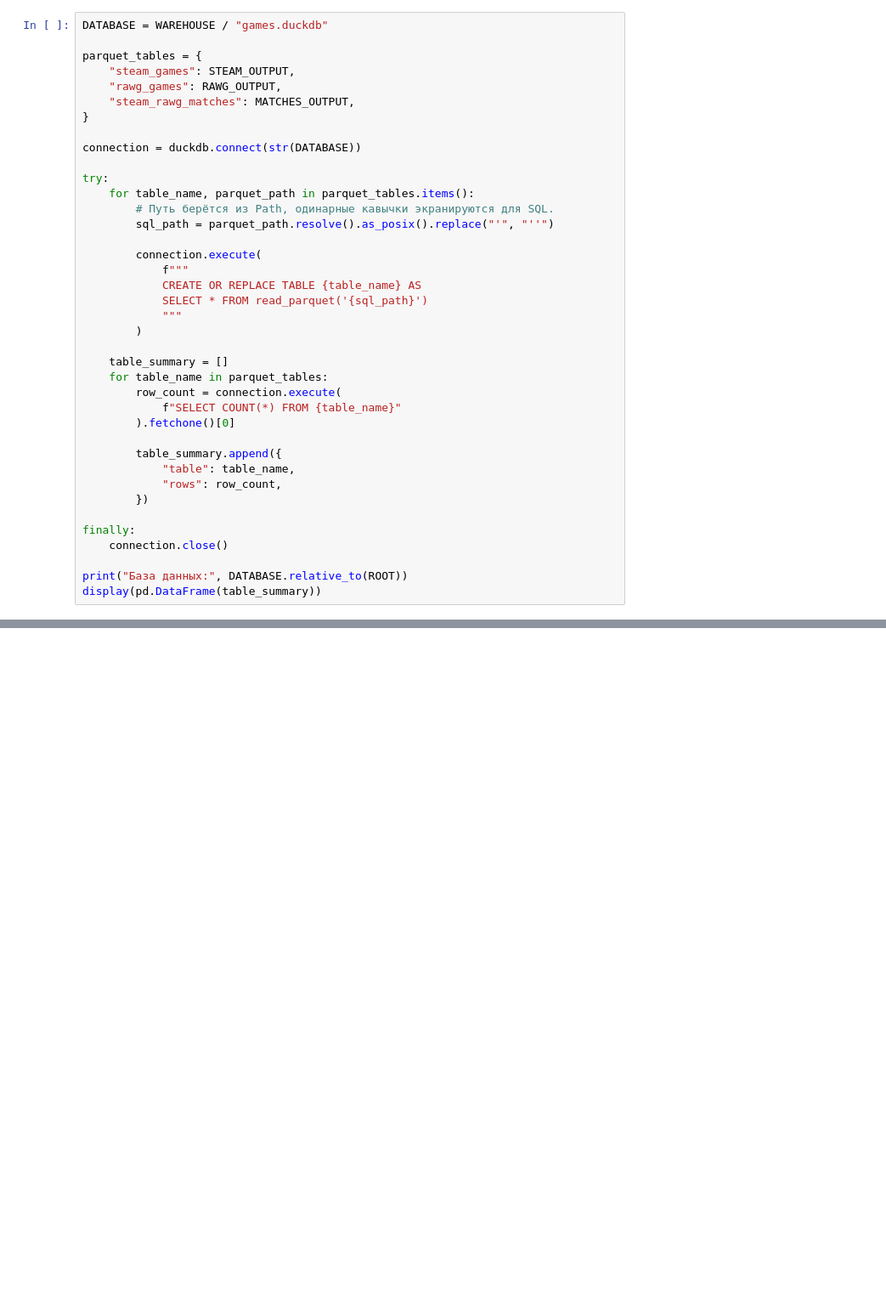
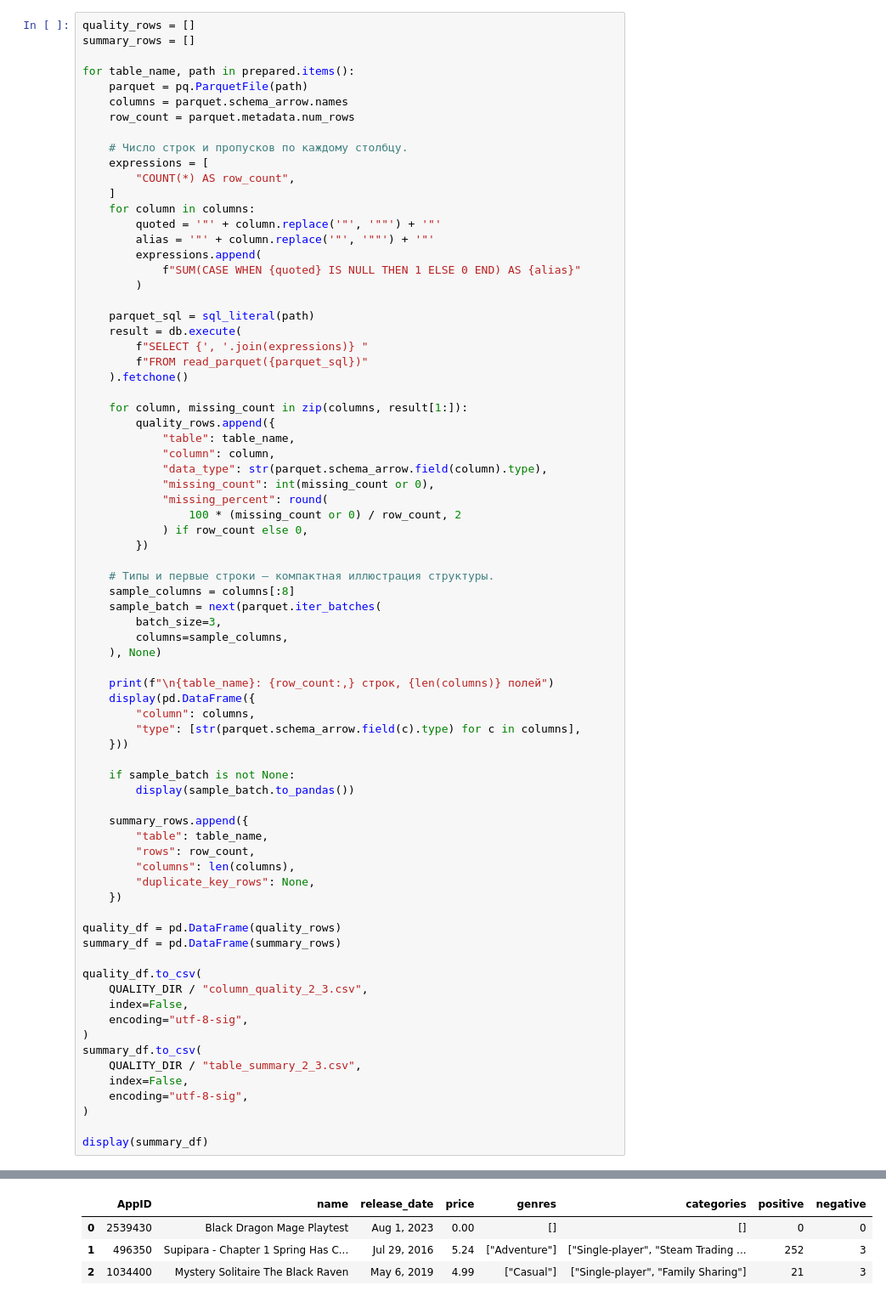
Before and after one commit to Dani-ldyaev/gaming-data-analysis, a Jupyter notebook: notebooks/2_3.ipynb, the cells around one changed output, grey strips where cells are left out. Shown at 85% size. Saved outputs shown, nothing was run; the diff lists cells and outputs as text; blank space fills up the shorter version.

```diff
--- a/notebooks/2_3.ipynb
+++ b/notebooks/2_3.ipynb
@@ -364,40 +492,76 @@ display(matches.head())
 # %%
-DATABASE = WAREHOUSE / "games.duckdb"
+quality_rows = []
+summary_rows = []
 
-parquet_tables = {
-    "steam_games": STEAM_OUTPUT,
-    "rawg_games": RAWG_OUTPUT,
-    "steam_rawg_matches": MATCHES_OUTPUT,
-}
+for table_name, path in prepared.items():
+    parquet = pq.ParquetFile(path)
+    columns = parquet.schema_arrow.names
+    row_count = parquet.metadata.num_rows
 
-connection = duckdb.connect(str(DATABASE))
-
-try:
-    for table_name, parquet_path in parquet_tables.items():
-        # Путь берётся из Path, одинарные кавычки экранируются для SQL.
-        sql_path = parquet_path.resolve().as_posix().replace("'", "''")
-
-        connection.execute(
-            f"""
-            CREATE OR REPLACE TABLE {table_name} AS
-            SELECT * FROM read_parquet('{sql_path}')
-            """
+    # Число строк и пропусков по каждому столбцу.
+    expressions = [
+        "COUNT(*) AS row_count",
+    ]
+    for column in columns:
+        quoted = '"' + column.replace('"', '""') + '"'
+        alias = '"' + column.replace('"', '""') + '"'
+        expressions.append(
+            f"SUM(CASE WHEN {quoted} IS NULL THEN 1 ELSE 0 END) AS {alias}"
         )
 
-    table_summary = []
-    for table_name in parquet_tables:
-        row_count = connection.execute(
-            f"SELECT COUNT(*) FROM {table_name}"
-        ).fetchone()[0]
+    parquet_sql = sql_literal(path)
+    result = db.execute(
+        f"SELECT {', '.join(expressions)} "
+        f"FROM read_parquet({parquet_sql})"
+    ).fetchone()
 
-        table_summary.append({
+    for column, missing_count in zip(columns, result[1:]):
+        quality_rows.append({
             "table": table_name,
-            "rows": row_count,
+            "column": column,
+            "data_type": str(parquet.schema_arrow.field(column).type),
+            "missing_count": int(missing_count or 0),
+            "missing_percent": round(
+                100 * (missing_count or 0) / row_count, 2
+            ) if row_count else 0,
         })
 
-finally:
-    connection.close()
+    # Типы и первые строки — компактная иллюстрация структуры.
+    sample_columns = columns[:8]
+    sample_batch = next(parquet.iter_batches(
+        batch_size=3,
+        columns=sample_columns,
+    ), None)
 
-print("База данных:", DATABASE.relative_to(ROOT))
-display(pd.DataFrame(table_summary))
+    print(f"\n{table_name}: {row_count:,} строк, {len(columns)} полей")
+    display(pd.DataFrame({
+        "column": columns,
+        "type": [str(parquet.schema_arrow.field(c).type) for c in columns],
+    }))
+
+    if sample_batch is not None:
+        display(sample_batch.to_pandas())
+
+    summary_rows.append({
+        "table": table_name,
+        "rows": row_count,
+        "columns": len(columns),
+        "duplicate_key_rows": None,
+    })
+
+quality_df = pd.DataFrame(quality_rows)
+summary_df = pd.DataFrame(summary_rows)
+
+quality_df.to_csv(
+    QUALITY_DIR / "column_quality_2_3.csv",
+    index=False,
+    encoding="utf-8-sig",
+)
+summary_df.to_csv(
+    QUALITY_DIR / "table_summary_2_3.csv",
+    index=False,
+    encoding="utf-8-sig",
+)
+
+display(summary_df)
 # %% [output]
@@ -408,0 +579,4 @@ display(pd.DataFrame(table_summary))
+|  | AppID | name | release_date | price | genres | categories | positive | negative |
+| 0 | 2539430 | Black Dragon Mage Playtest | Aug 1, 2023 | 0.00 | [] | [] | 0 | 0 |
+| 1 | 496350 | Supipara - Chapter 1 Spring Has C... | Jul 29, 2016 | 5.24 | ["Adventure"] | ["Single-player", "Steam Trading ... | 252 | 3 |
+| 2 | 1034400 | Mystery Solitaire The Black Raven | May 6, 2019 | 4.99 | ["Casual"] | ["Single-player", "Family Sharing"] | 21 | 3 |
```
Also changed, not shown: parts of 20 cells of this notebook, 3 other files.
